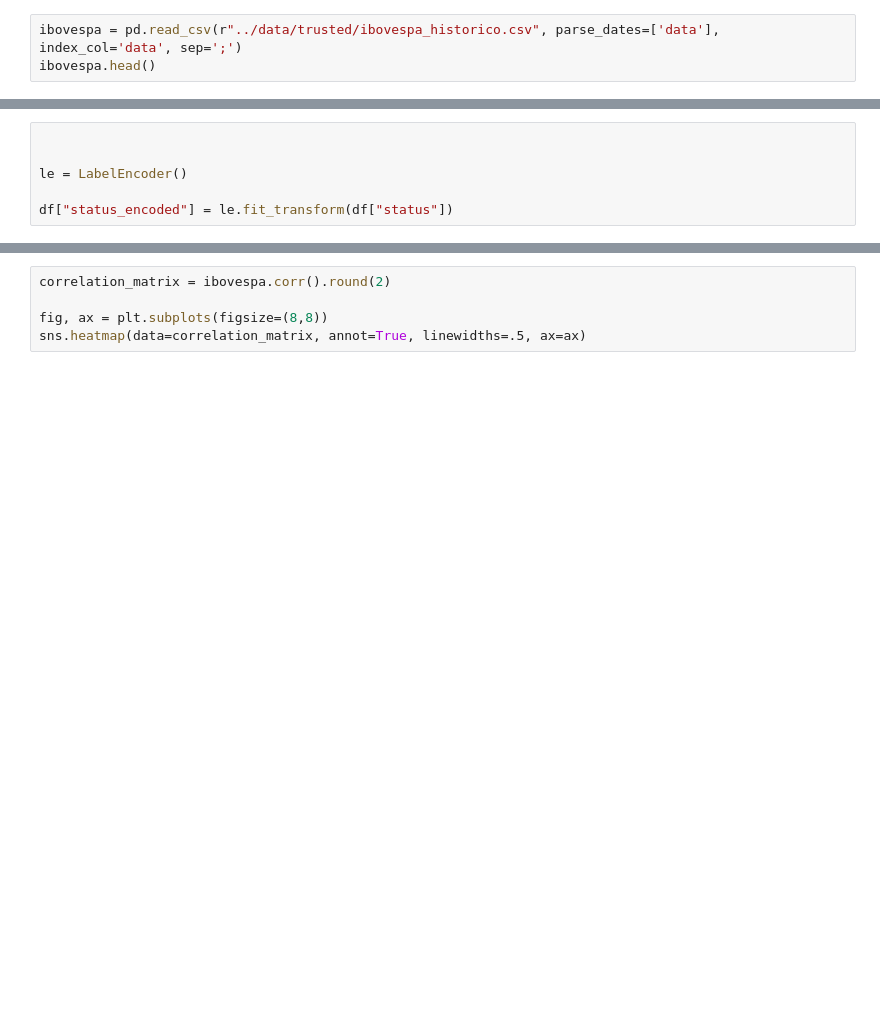
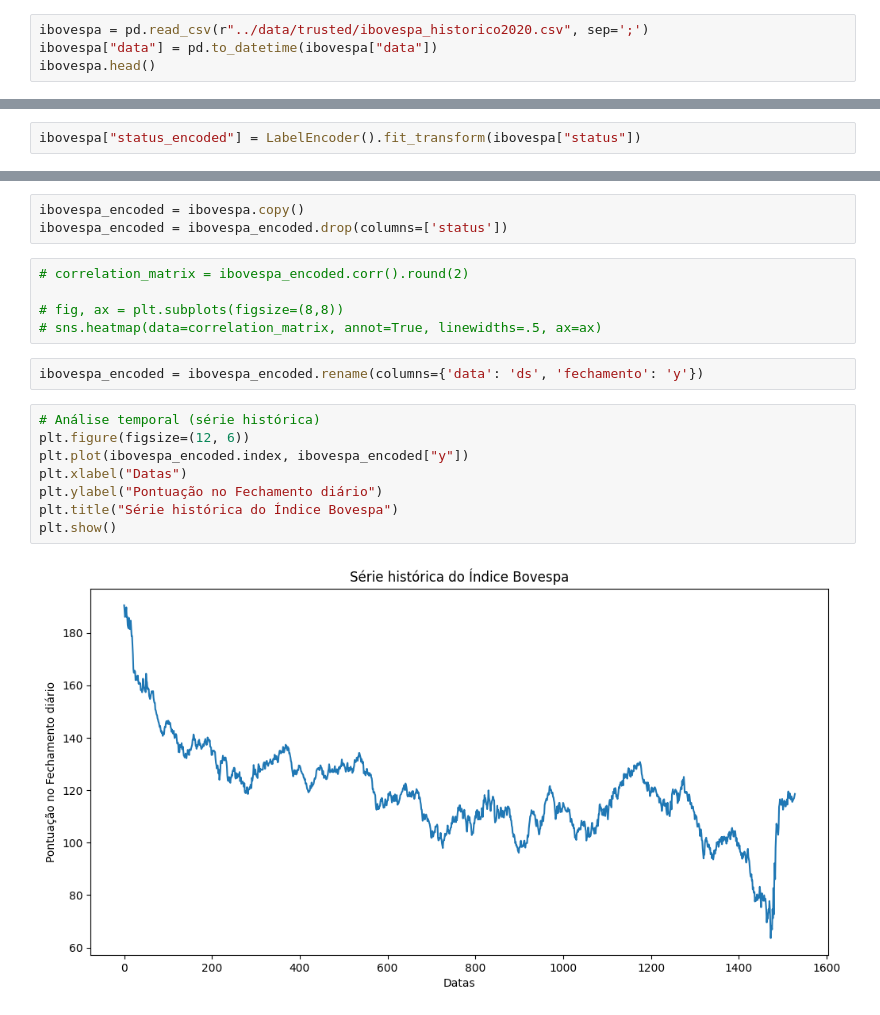
Before and after one commit to naruto112/data_analytics_fase2, a Jupyter notebook: modelagem/criacao_modelo.ipynb, the cells around one changed output, grey strips where cells are left out. Cells and saved outputs as stored; diff of their text form; blank space fills up the shorter version.

Commit message:
adicionando treino de time series + atualizando trusted

```diff
--- a/modelagem/criacao_modelo.ipynb
+++ b/modelagem/criacao_modelo.ipynb
@@ -9,3 +9,4 @@ Matplotlib is building the font cache; this may take a moment.
 # %%
-ibovespa = pd.read_csv(r"../data/trusted/ibovespa_historico.csv", parse_dates=['data'], index_col='data', sep=';')
+ibovespa = pd.read_csv(r"../data/trusted/ibovespa_historico2020.csv", sep=';')
+ibovespa["data"] = pd.to_datetime(ibovespa["data"])
 ibovespa.head()
@@ -18,6 +40,2 @@ sns.boxplot(x='status', y='fechamento', data=ibovespa, palette='hls')
 # %%
-
-
-le = LabelEncoder()
-
-df["status_encoded"] = le.fit_transform(df["status"])
+ibovespa["status_encoded"] = LabelEncoder().fit_transform(ibovespa["status"])
@@ -24,5 +51,20 @@ df["status_encoded"] = le.fit_transform(df["status"])
+# %%
+ibovespa_encoded = ibovespa.copy()
+ibovespa_encoded = ibovespa_encoded.drop(columns=['status'])
 # %%
-correlation_matrix = ibovespa.corr().round(2)
+# correlation_matrix = ibovespa_encoded.corr().round(2)
 
-fig, ax = plt.subplots(figsize=(8,8))
-sns.heatmap(data=correlation_matrix, annot=True, linewidths=.5, ax=ax)
+# fig, ax = plt.subplots(figsize=(8,8))
+# sns.heatmap(data=correlation_matrix, annot=True, linewidths=.5, ax=ax)
+# %%
+ibovespa_encoded = ibovespa_encoded.rename(columns={'data': 'ds', 'fechamento': 'y'})
+# %%
+# Análise temporal (série histórica)
+plt.figure(figsize=(12, 6))
+plt.plot(ibovespa_encoded.index, ibovespa_encoded["y"])
+plt.xlabel("Datas")
+plt.ylabel("Pontuação no Fechamento diário")
+plt.title("Série histórica do Índice Bovespa")
+plt.show()
+# %% [output]
+[figure, added]
```
Also changed, not shown: parts of 22 cells of this notebook, 5 other files.
